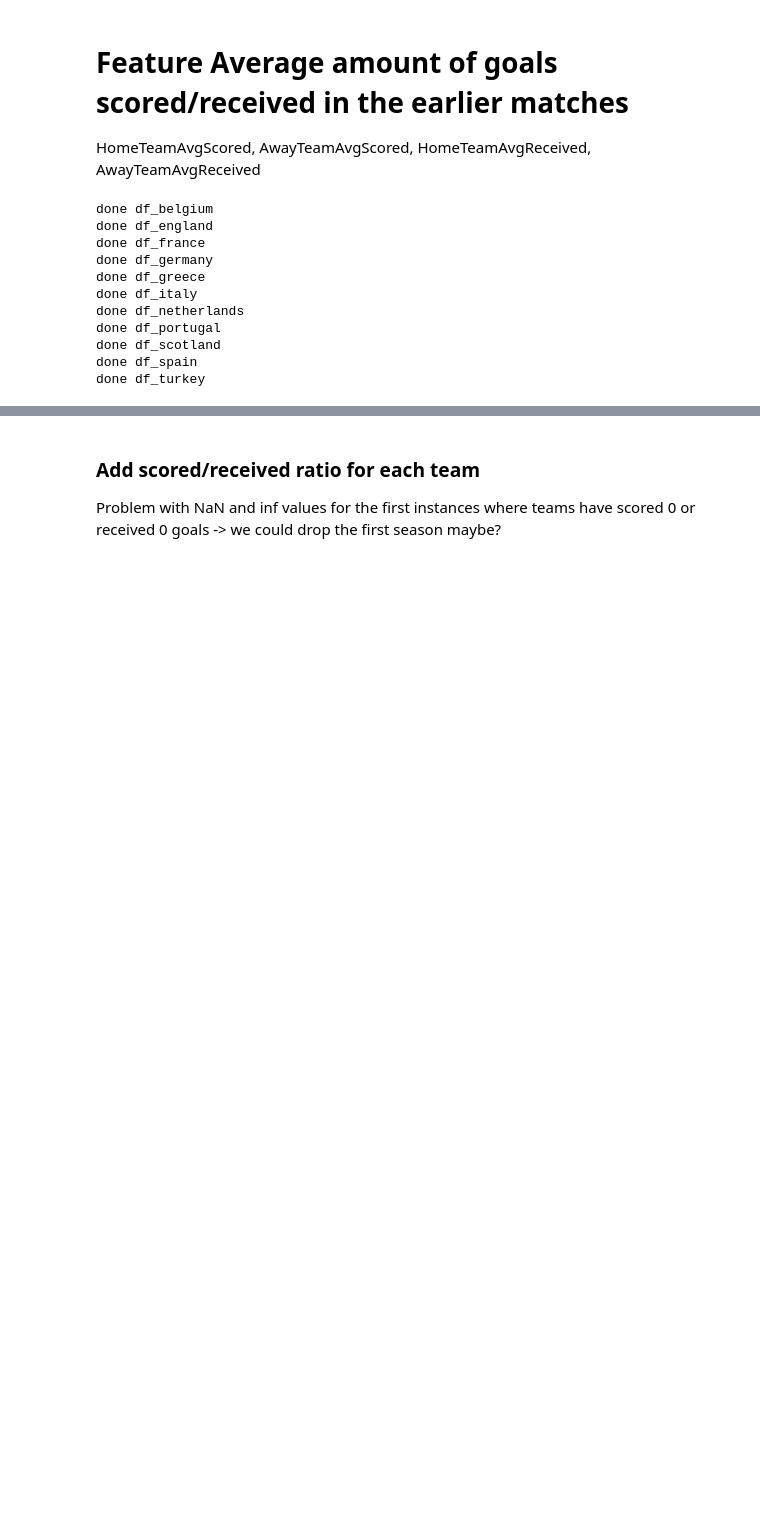
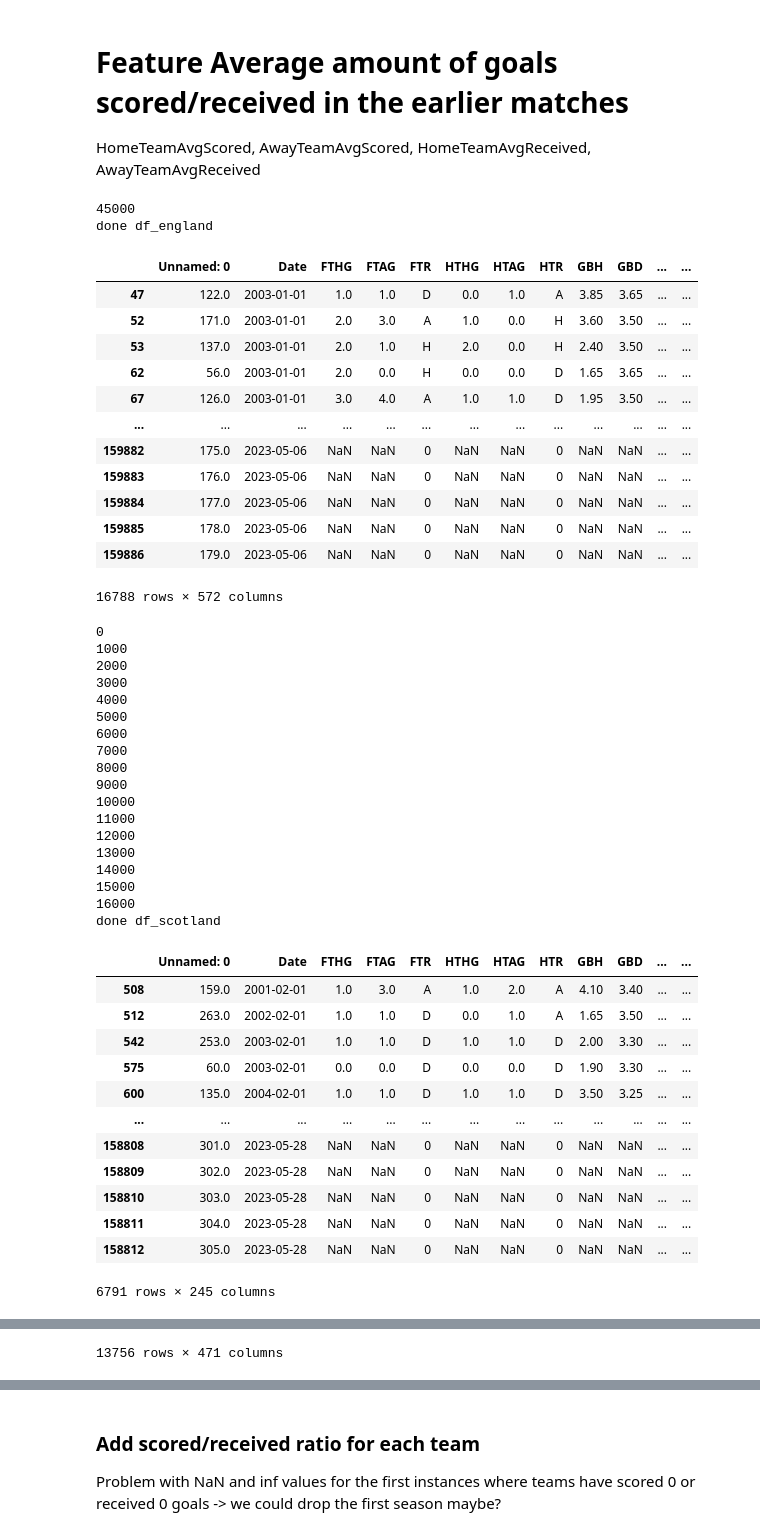
Before and after one commit to balooooooooo/machine-learning-2-coursework, a Jupyter notebook: preprocessing.ipynb, the cells around one changed output, grey strips where cells are left out. Cells and saved outputs as stored; diff of their text form; code cells hidden in the pictures; blank space fills up the shorter version.

```diff
--- a/preprocessing.ipynb
+++ b/preprocessing.ipynb
@@ -1058,19 +1063,55 @@ def get_goals_stats(df):
     return df
 # %%
 for country in dfs:
+    display(dfs[country])
     dfs[country] = get_goals_stats(dfs[country])
     # don't get scared if you get "only" belgium done, england takes *LONG* (10 min), rest is faster
     print(f"done {country}")
     # break ## UNCOMMENT THIS LINE IF TESTING
 # %% [output]
-done df_belgium
+45000
 done df_england
-done df_france
-done df_germany
-done df_greece
-done df_italy
-done df_netherlands
-done df_portugal
-done df_scotland
-done df_spain
-done df_turkey
+|  | Unnamed: 0 | Date | FTHG | FTAG | FTR | HTHG | HTAG | HTR | GBH | GBD | ... | ... |
+| 47 | 122.0 | 2003-01-01 | 1.0 | 1.0 | D | 0.0 | 1.0 | A | 3.85 | 3.65 | ... | ... |
+| 52 | 171.0 | 2003-01-01 | 2.0 | 3.0 | A | 1.0 | 0.0 | H | 3.60 | 3.50 | ... | ... |
+| 53 | 137.0 | 2003-01-01 | 2.0 | 1.0 | H | 2.0 | 0.0 | H | 2.40 | 3.50 | ... | ... |
+| 62 | 56.0 | 2003-01-01 | 2.0 | 0.0 | H | 0.0 | 0.0 | D | 1.65 | 3.65 | ... | ... |
+| 67 | 126.0 | 2003-01-01 | 3.0 | 4.0 | A | 1.0 | 1.0 | D | 1.95 | 3.50 | ... | ... |
+| ... | ... | ... | ... | ... | ... | ... | ... | ... | ... | ... | ... | ... |
+| 159882 | 175.0 | 2023-05-06 | NaN | NaN | 0 | NaN | NaN | 0 | NaN | NaN | ... | ... |
+| 159883 | 176.0 | 2023-05-06 | NaN | NaN | 0 | NaN | NaN | 0 | NaN | NaN | ... | ... |
+| 159884 | 177.0 | 2023-05-06 | NaN | NaN | 0 | NaN | NaN | 0 | NaN | NaN | ... | ... |
+| 159885 | 178.0 | 2023-05-06 | NaN | NaN | 0 | NaN | NaN | 0 | NaN | NaN | ... | ... |
+| 159886 | 179.0 | 2023-05-06 | NaN | NaN | 0 | NaN | NaN | 0 | NaN | NaN | ... | ... |
+16788 rows × 572 columns
+0
+1000
+2000
+3000
+4000
+5000
+6000
+7000
+8000
+9000
+10000
+11000
+12000
+13000
+14000
+15000
+16000
+done df_scotland
+|  | Unnamed: 0 | Date | FTHG | FTAG | FTR | HTHG | HTAG | HTR | GBH | GBD | ... | ... |
+| 508 | 159.0 | 2001-02-01 | 1.0 | 3.0 | A | 1.0 | 2.0 | A | 4.10 | 3.40 | ... | ... |
+| 512 | 263.0 | 2002-02-01 | 1.0 | 1.0 | D | 0.0 | 1.0 | A | 1.65 | 3.50 | ... | ... |
+| 542 | 253.0 | 2003-02-01 | 1.0 | 1.0 | D | 1.0 | 1.0 | D | 2.00 | 3.30 | ... | ... |
+| 575 | 60.0 | 2003-02-01 | 0.0 | 0.0 | D | 0.0 | 0.0 | D | 1.90 | 3.30 | ... | ... |
+| 600 | 135.0 | 2004-02-01 | 1.0 | 1.0 | D | 1.0 | 1.0 | D | 3.50 | 3.25 | ... | ... |
+| ... | ... | ... | ... | ... | ... | ... | ... | ... | ... | ... | ... | ... |
+| 158808 | 301.0 | 2023-05-28 | NaN | NaN | 0 | NaN | NaN | 0 | NaN | NaN | ... | ... |
+| 158809 | 302.0 | 2023-05-28 | NaN | NaN | 0 | NaN | NaN | 0 | NaN | NaN | ... | ... |
+| 158810 | 303.0 | 2023-05-28 | NaN | NaN | 0 | NaN | NaN | 0 | NaN | NaN | ... | ... |
+| 158811 | 304.0 | 2023-05-28 | NaN | NaN | 0 | NaN | NaN | 0 | NaN | NaN | ... | ... |
+| 158812 | 305.0 | 2023-05-28 | NaN | NaN | 0 | NaN | NaN | 0 | NaN | NaN | ... | ... |
+6791 rows × 245 columns
@@ -1076,0 +1138 @@ done df_turkey
+13756 rows × 471 columns
```
Also changed, not shown: parts of 28 cells of this notebook, 1 other file.
